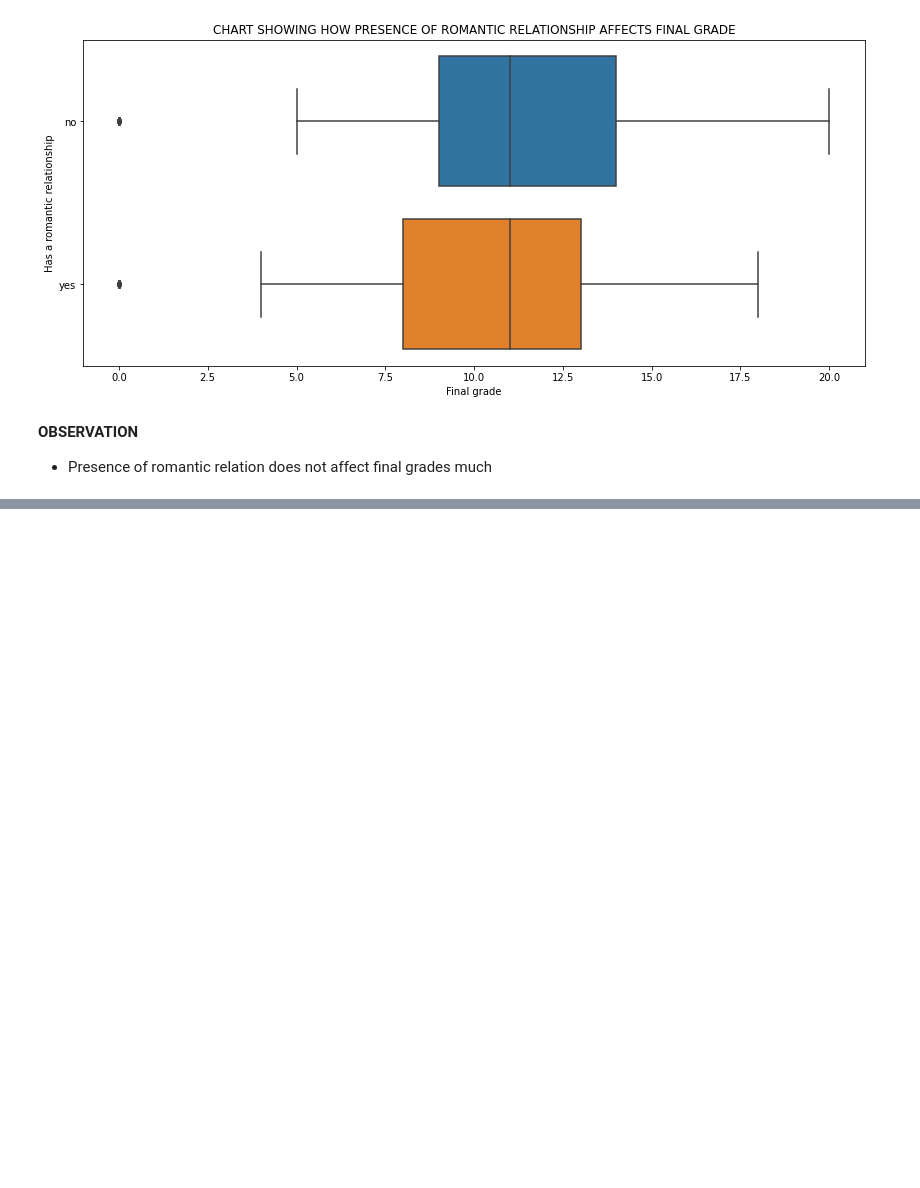
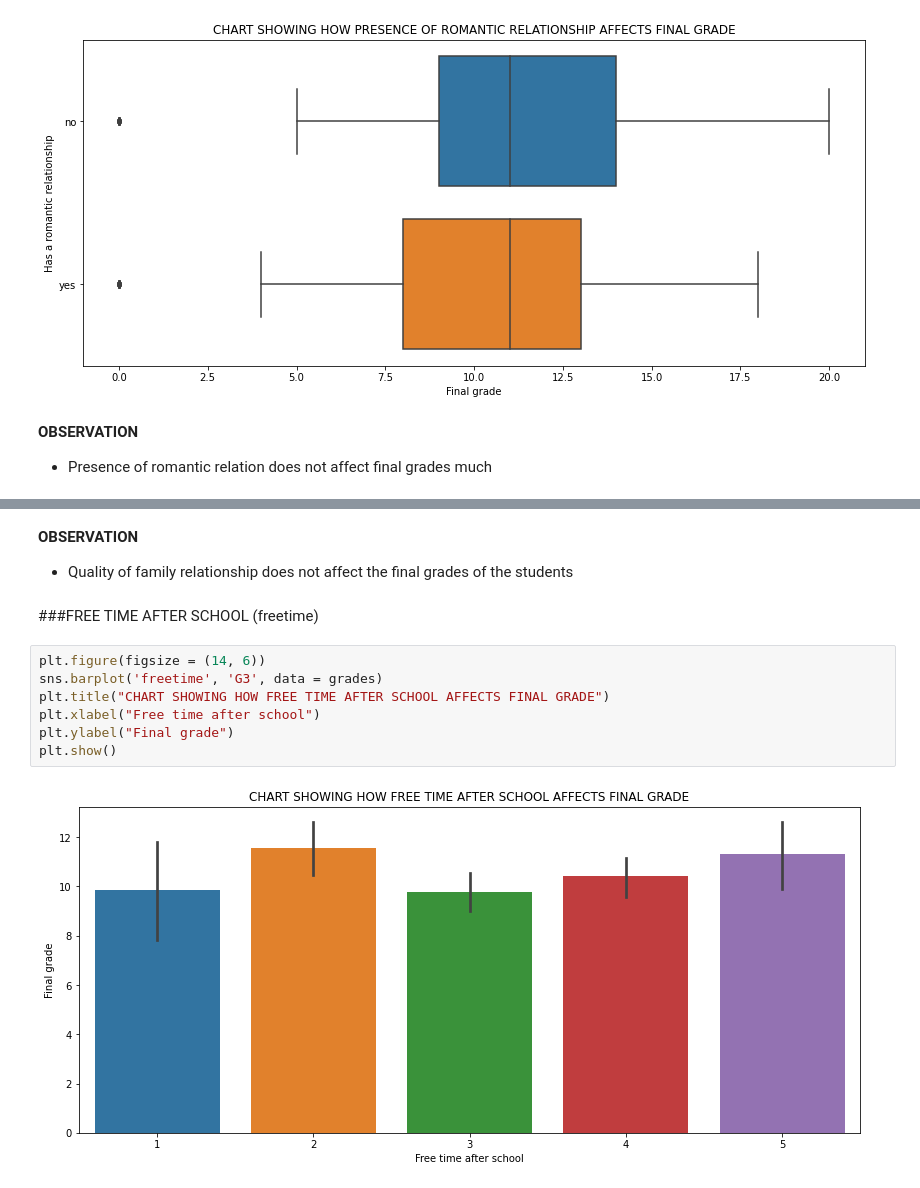
Before and after one commit to devchoplife/Students-grades, a Jupyter notebook: portuguese_students_grade_analysis.ipynb, the cells around one changed output, grey strips where cells are left out. Drawn from its saved outputs; the diff is of its cells as text; blank space fills up the shorter version.

```diff
--- a/portuguese_students_grade_analysis.ipynb
+++ b/portuguese_students_grade_analysis.ipynb
@@ -781,0 +791,15 @@ plt.show()
+# %% [markdown]
+**OBSERVATION**
+
+* Quality of family relationship does not affect the final grades of the students
+# %% [markdown]
+###FREE TIME AFTER SCHOOL (freetime)
+# %%
+plt.figure(figsize = (14, 6))
+sns.barplot('freetime', 'G3', data = grades)
+plt.title("CHART SHOWING HOW FREE TIME AFTER SCHOOL AFFECTS FINAL GRADE")
+plt.xlabel("Free time after school")
+plt.ylabel("Final grade")
+plt.show()
+# %% [output]
+[figure, added]
```
Also changed, not shown: parts of 9 cells of this notebook.
